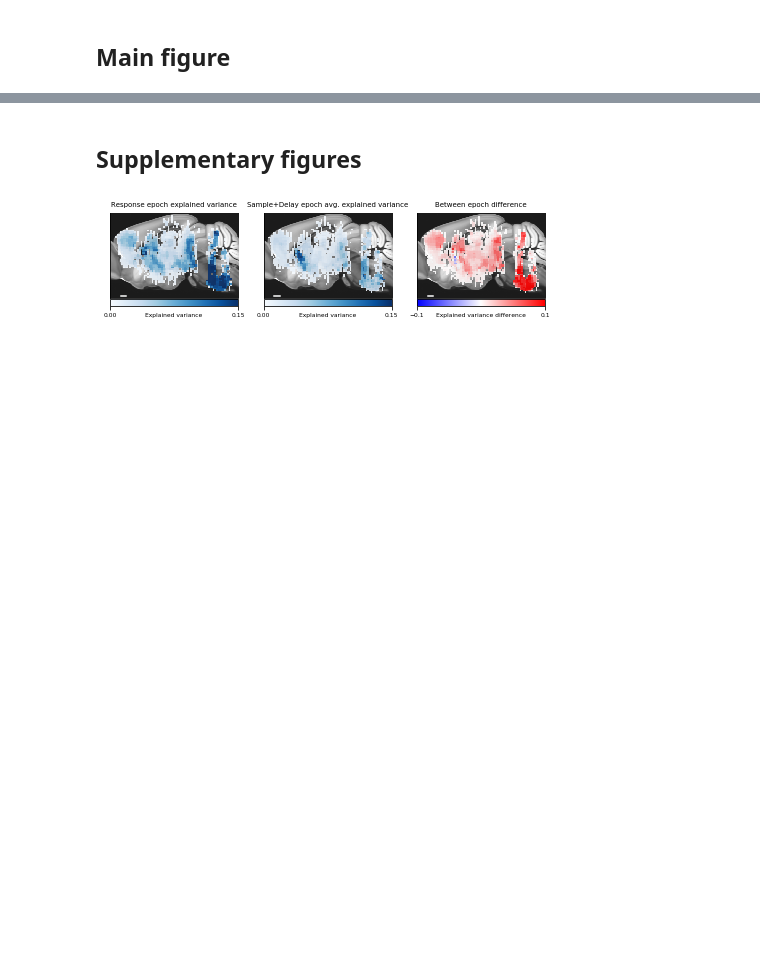
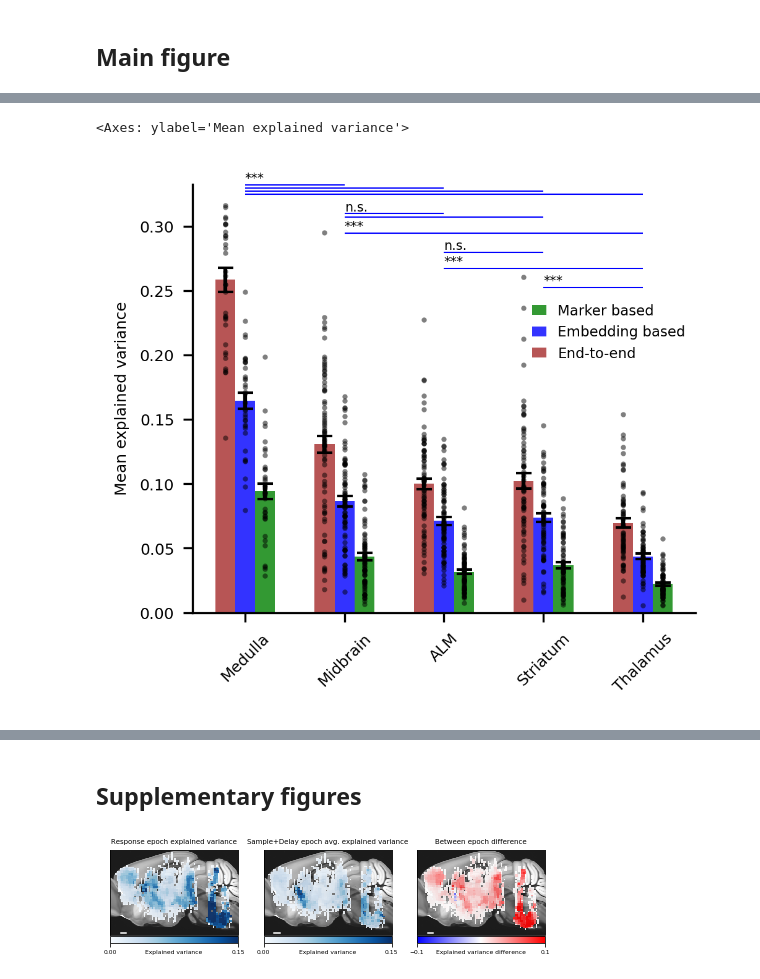
Before and after one commit to druckmann-lab/MapVideoAnalysis, a Jupyter notebook: Notebooks/fig2_plot.ipynb, the cells around one changed output, grey strips where cells are left out. Drawn from its saved outputs; the diff is of its cells as text; code cells hidden in the pictures; blank space fills up the shorter version.

```diff
--- a/Notebooks/fig2_plot.ipynb
+++ b/Notebooks/fig2_plot.ipynb
@@ -64,0 +62,6 @@ Striatum (0.09124806869608708 +/- 0.0033959912662631284) n = 67 vs Thalamus (0.0
+# %%
+f,ax = plt.subplots(1,1, figsize=(3.5, 3))
+fig2.plot_barplot_with_sem(ax = ax, ylim = [0,0.333], legend_anchor=[0.65,0.75])
+_,_,_,ps = fig2.get_barplot_statistics(epoch = 'response')
+fig2._statistics_decorator_from_p_values(ax,ps, x_init = 0.3325, fonts = 5,)
+# %% [output]
@@ -64,0 +88,2 @@ Striatum (0.09124806869608708 +/- 0.0033959912662631284) n = 67 vs Thalamus (0.0
+<Axes: ylabel='Mean explained variance'>
+[figure, added]
```
Also changed, not shown: parts of 10 cells of this notebook, 4 other files.
